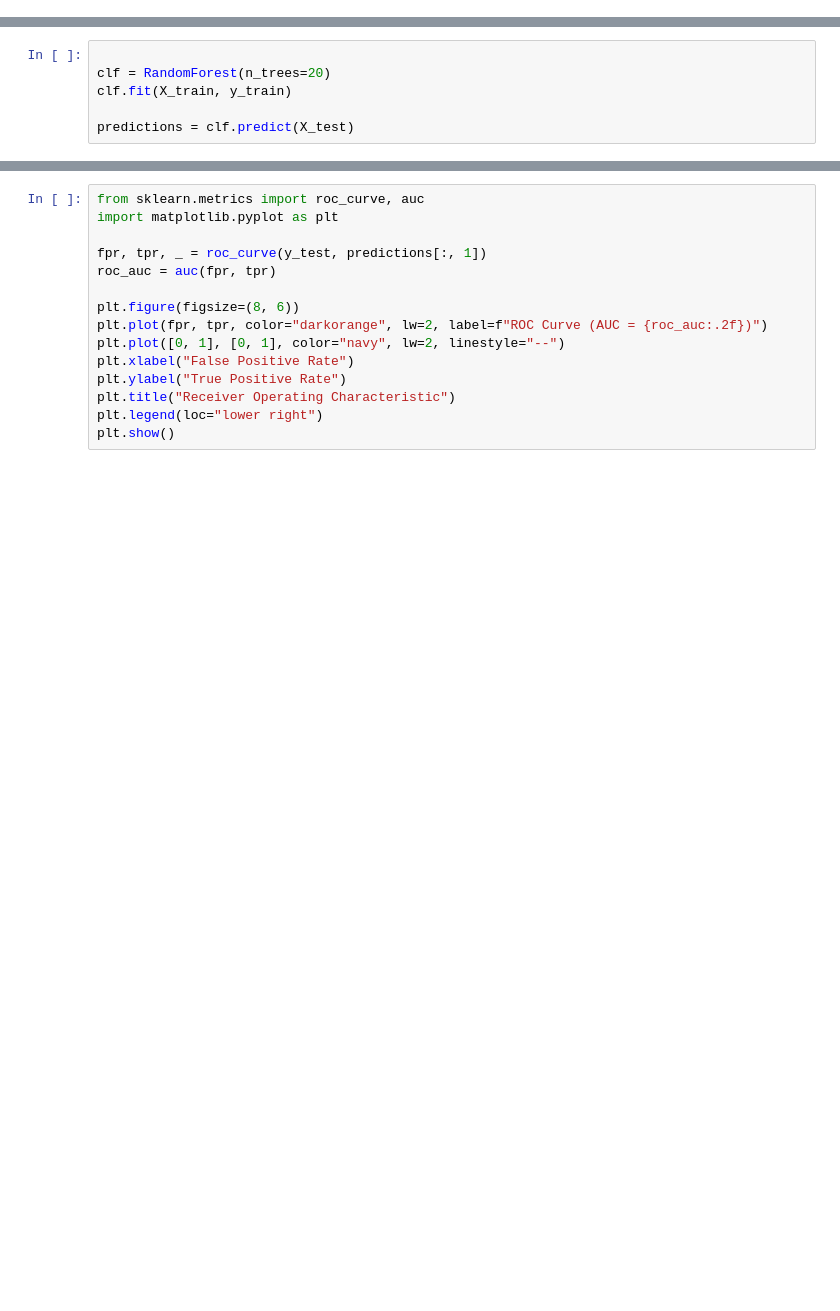
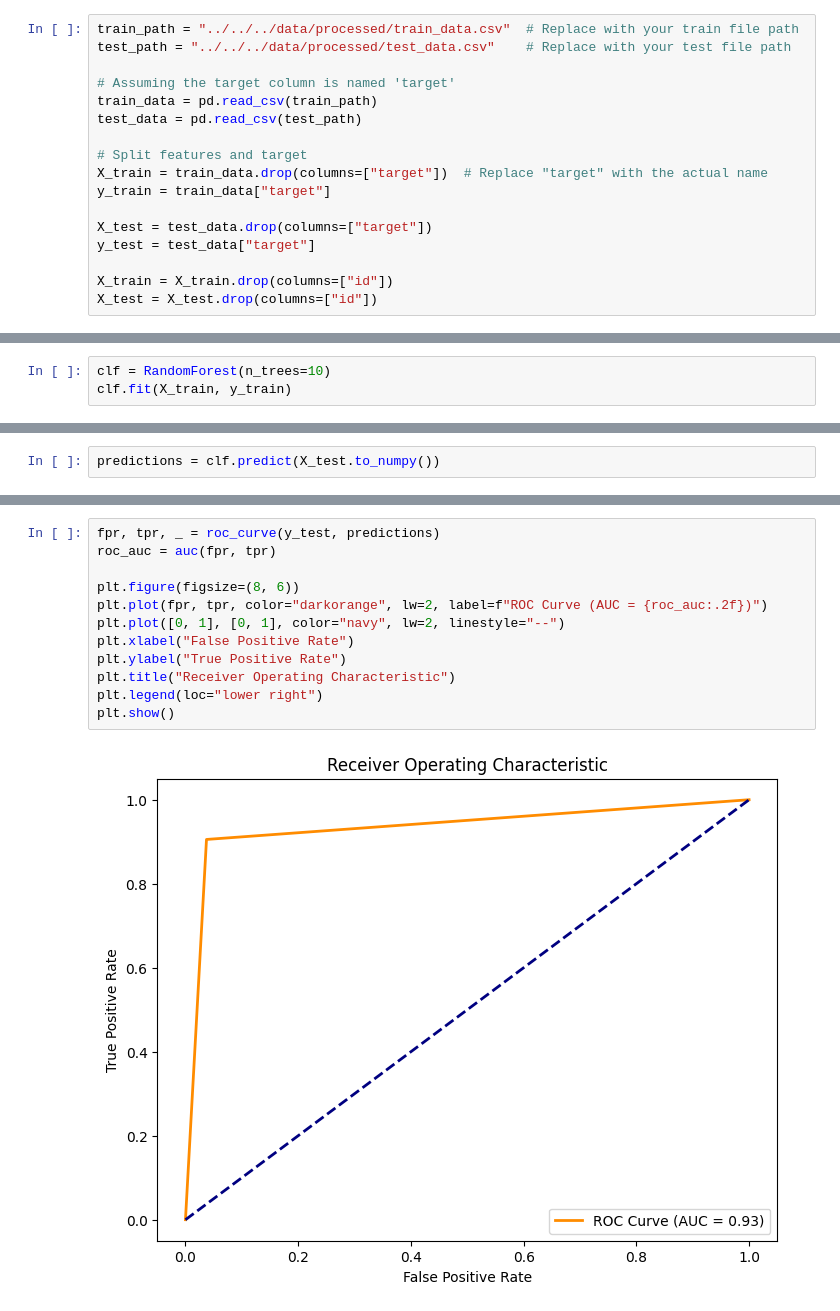
Before and after one commit to abdelaziz-belhachmi/Parkinson_Disease_Classification, a Jupyter notebook: notebooks/ML Models/Random Forest/RandomForest_NoteBook.ipynb, the cells around one changed output, grey strips where cells are left out. Cells and saved outputs as stored; diff of their text form; blank space fills up the shorter version.

```diff
--- a/notebooks/ML Models/Random Forest/RandomForest_NoteBook.ipynb
+++ b/notebooks/ML Models/Random Forest/RandomForest_NoteBook.ipynb
@@ -20,0 +10,17 @@ X_train, X_test, y_train, y_test = train_test_split(
+# %%
+train_path = "../../../data/processed/train_data.csv"  # Replace with your train file path
+test_path = "../../../data/processed/test_data.csv"    # Replace with your test file path
+
+# Assuming the target column is named 'target'
+train_data = pd.read_csv(train_path)
+test_data = pd.read_csv(test_path)
+
+# Split features and target
+X_train = train_data.drop(columns=["target"])  # Replace "target" with the actual name
+y_train = train_data["target"]
+
+X_test = test_data.drop(columns=["target"])
+y_test = test_data["target"]
+
+X_train = X_train.drop(columns=["id"])
+X_test = X_test.drop(columns=["id"])
@@ -21,6 +29,3 @@ X_train, X_test, y_train, y_test = train_test_split(
 # %%
-
-clf = RandomForest(n_trees=20)
+clf = RandomForest(n_trees=10)
 clf.fit(X_train, y_train)
-
-predictions = clf.predict(X_test)
@@ -26,0 +34,2 @@ predictions = clf.predict(X_test)
+# %%
+predictions = clf.predict(X_test.to_numpy())
@@ -41,15 +56,14 @@ disp.plot(cmap="Blues")
 # %%
-from sklearn.metrics import roc_curve, auc
-import matplotlib.pyplot as plt
-
-fpr, tpr, _ = roc_curve(y_test, predictions[:, 1])
+fpr, tpr, _ = roc_curve(y_test, predictions)
 roc_auc = auc(fpr, tpr)
 
 plt.figure(figsize=(8, 6))
 plt.plot(fpr, tpr, color="darkorange", lw=2, label=f"ROC Curve (AUC = {roc_auc:.2f})")
 plt.plot([0, 1], [0, 1], color="navy", lw=2, linestyle="--")
 plt.xlabel("False Positive Rate")
 plt.ylabel("True Positive Rate")
 plt.title("Receiver Operating Characteristic")
 plt.legend(loc="lower right")
 plt.show()
+# %% [output]
+[figure, added]
```
Also changed, not shown: parts of 12 cells of this notebook, 13 other files.
